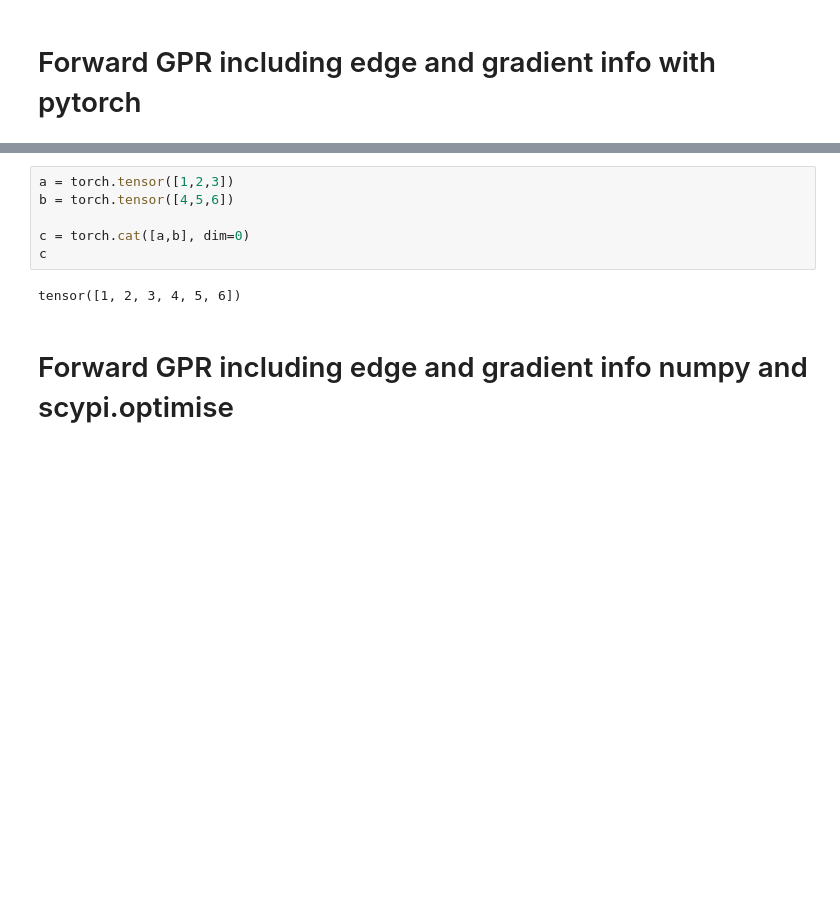
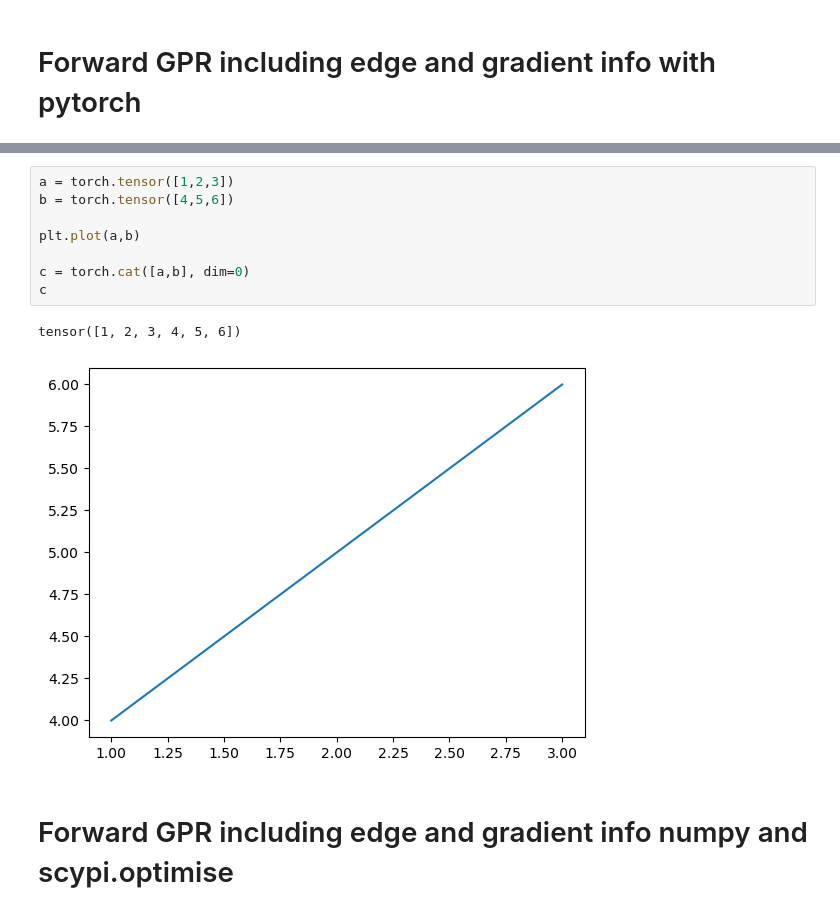
Before and after one commit to DanHarJor/Improving-Electron-Density-Profile-Inference-within-a-Tokamak-using-Bayesian-Techniques, a Jupyter notebook: RealEquillibriumInterferometry/SyntheticDataInterferometry.ipynb, the cells around one changed output, grey strips where cells are left out. Saved outputs shown, nothing was run; the diff lists cells and outputs as text; blank space fills up the shorter version.

```diff
--- a/RealEquillibriumInterferometry/SyntheticDataInterferometry.ipynb
+++ b/RealEquillibriumInterferometry/SyntheticDataInterferometry.ipynb
@@ -524,11 +522,14 @@ RuntimeError: expected scalar type Double but found Float
 # %%
 a = torch.tensor([1,2,3])
 b = torch.tensor([4,5,6])
 
+plt.plot(a,b)
+
 c = torch.cat([a,b], dim=0)
 c
 # %% [output]
 tensor([1, 2, 3, 4, 5, 6])
+[figure, added]
 # %% [markdown]
 # Forward GPR including edge and gradient info numpy and scypi.optimise
 # %%
```
Also changed, not shown: parts of 5 cells of this notebook.
